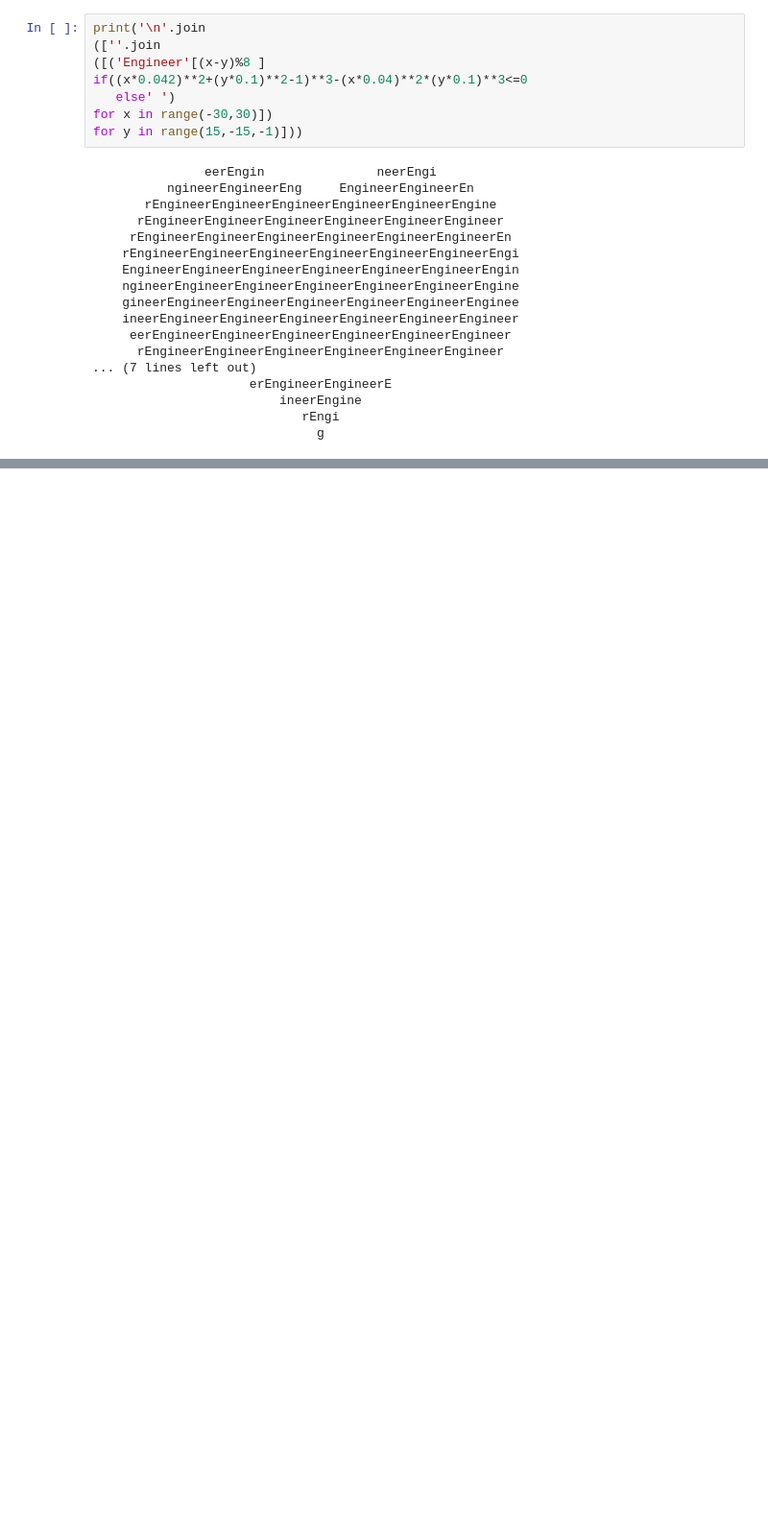
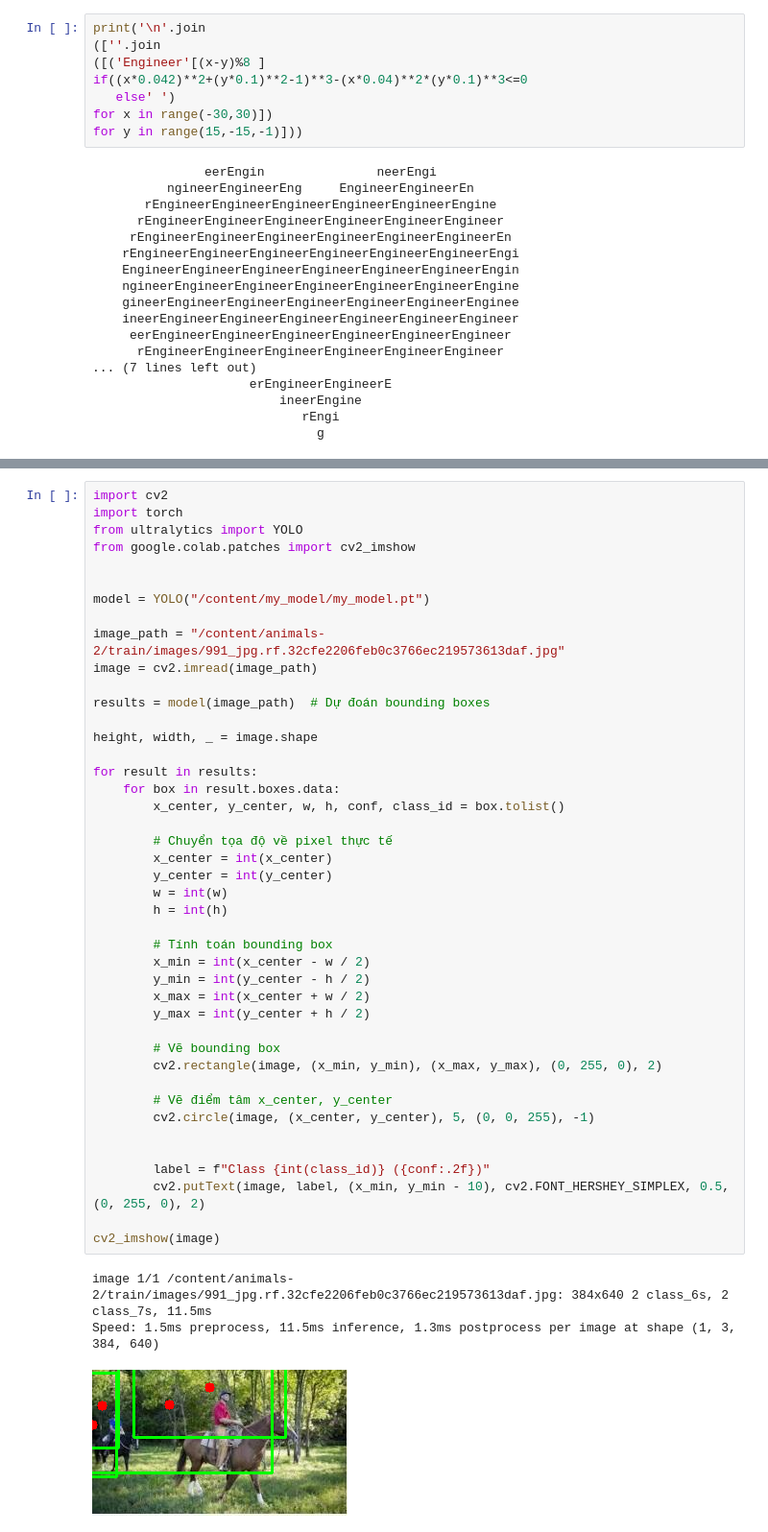
Before and after one commit to RuleOfNight/Animal_Detect_YOLOv11, a Jupyter notebook: Animal_Detection_YOLOv11.ipynb, the cells around one changed output, grey strips where cells are left out. Shown at 96% size. Drawn from its saved outputs; the diff is of its cells as text; blank space fills up the shorter version.

```diff
--- a/Animal_Detection_YOLOv11.ipynb
+++ b/Animal_Detection_YOLOv11.ipynb
@@ -365,0 +377,47 @@ tensor([[  6.1218,   7.0853, 166.0000, 179.0000,   0.9182,   8.0000]], device='c
+# %%
+import cv2
+import torch
+from ultralytics import YOLO
+from google.colab.patches import cv2_imshow
+
+
+model = YOLO("/content/my_model/my_model.pt")
+
+image_path = "/content/animals-2/train/images/991_jpg.rf.32cfe2206feb0c3766ec219573613daf.jpg"
+image = cv2.imread(image_path)
+
+results = model(image_path)  # Dự đoán bounding boxes
+
+height, width, _ = image.shape
+
+for result in results:
+    for box in result.boxes.data:
+        x_center, y_center, w, h, conf, class_id = box.tolist()
+
+        # Chuyển tọa độ về pixel thực tế
+        x_center = int(x_center)
+        y_center = int(y_center)
+        w = int(w)
+        h = int(h)
+
+        # Tính toán bounding box
+        x_min = int(x_center - w / 2)
+        y_min = int(y_center - h / 2)
+        x_max = int(x_center + w / 2)
+        y_max = int(y_center + h / 2)
+
+        # Vẽ bounding box
+        cv2.rectangle(image, (x_min, y_min), (x_max, y_max), (0, 255, 0), 2)
+
+        # Vẽ điểm tâm x_center, y_center
+        cv2.circle(image, (x_center, y_center), 5, (0, 0, 255), -1)
+
+
+        label = f"Class {int(class_id)} ({conf:.2f})"
+        cv2.putText(image, label, (x_min, y_min - 10), cv2.FONT_HERSHEY_SIMPLEX, 0.5, (0, 255, 0), 2)
+
+cv2_imshow(image)
+# %% [output]
+image 1/1 /content/animals-2/train/images/991_jpg.rf.32cfe2206feb0c3766ec219573613daf.jpg: 384x640 2 class_6s, 2 class_7s, 11.5ms
+Speed: 1.5ms preprocess, 11.5ms inference, 1.3ms postprocess per image at shape (1, 3, 384, 640)
+[figure, added]
```
Also changed, not shown: parts of 14 cells of this notebook.
